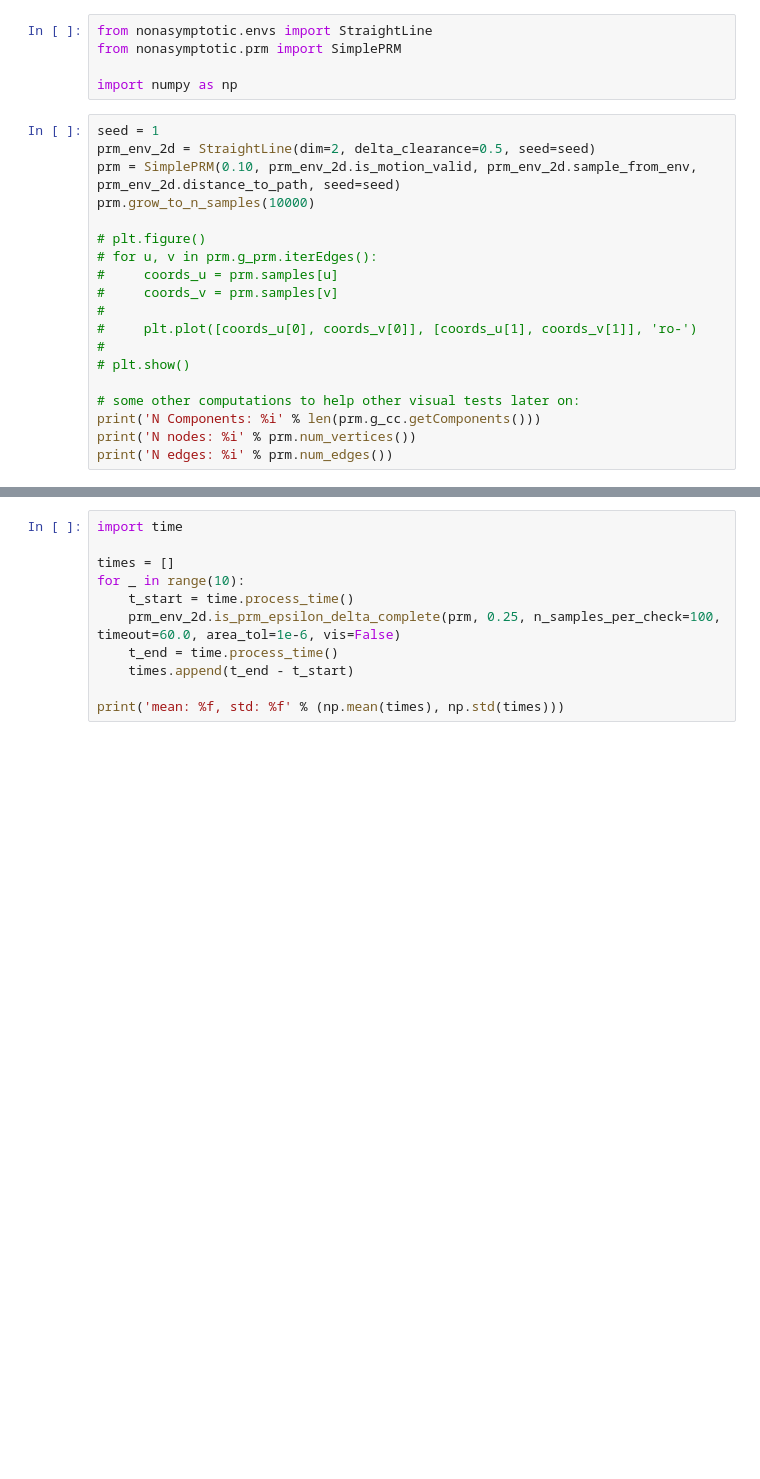
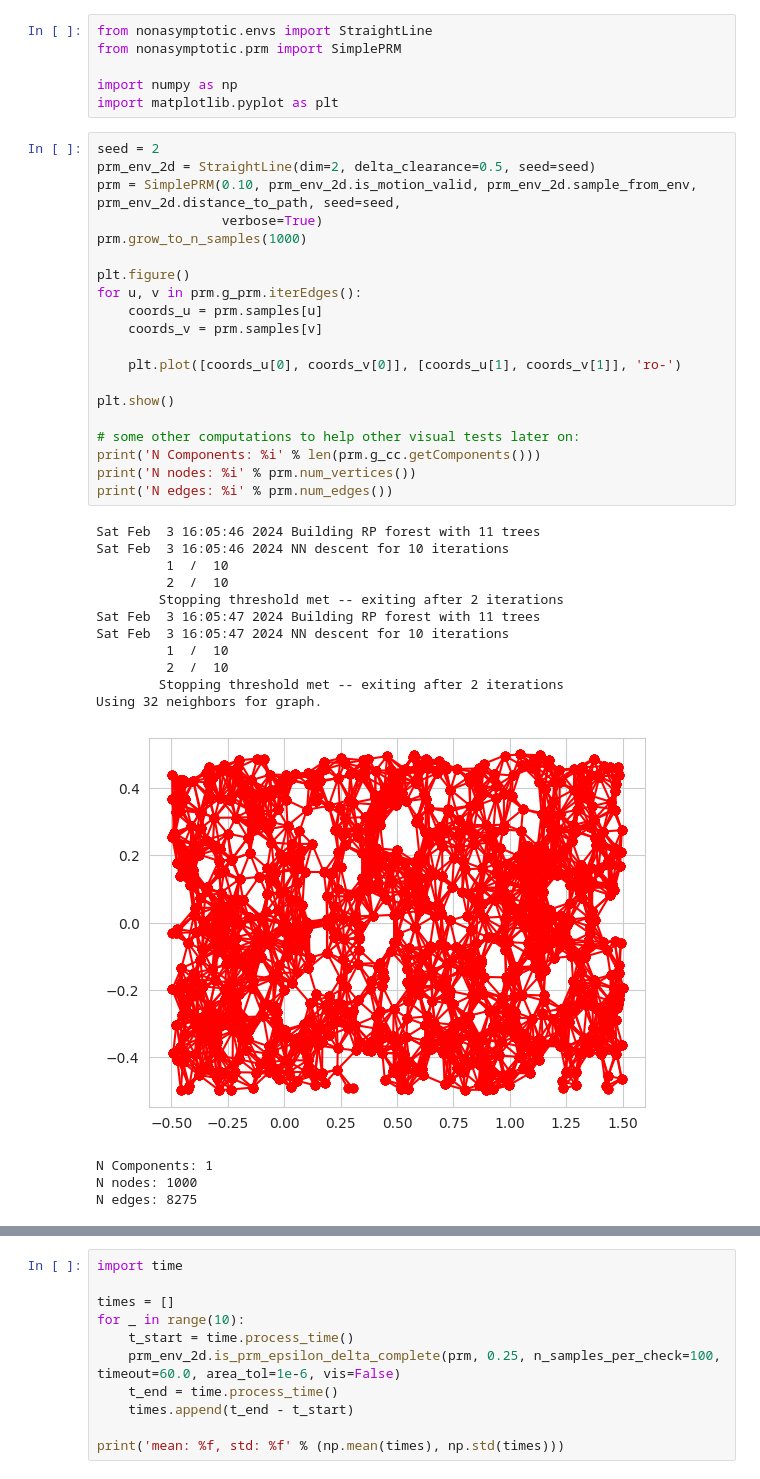
Before and after one commit to robustrobotics/nonasymptotic-mp, a Jupyter notebook: notebooks/vis_straight_line_env.ipynb, the cells around one changed output, grey strips where cells are left out. Saved outputs shown, nothing was run; the diff lists cells and outputs as text; blank space fills up the shorter version.

```diff
--- a/notebooks/vis_straight_line_env.ipynb
+++ b/notebooks/vis_straight_line_env.ipynb
@@ -3,22 +3,40 @@ from nonasymptotic.envs import StraightLine
 from nonasymptotic.prm import SimplePRM
 
 import numpy as np
+import matplotlib.pyplot as plt
 # %%
-seed = 1
+seed = 2
 prm_env_2d = StraightLine(dim=2, delta_clearance=0.5, seed=seed)
-prm = SimplePRM(0.10, prm_env_2d.is_motion_valid, prm_env_2d.sample_from_env, prm_env_2d.distance_to_path, seed=seed)
-prm.grow_to_n_samples(10000)
+prm = SimplePRM(0.10, prm_env_2d.is_motion_valid, prm_env_2d.sample_from_env, prm_env_2d.distance_to_path, seed=seed,
+                verbose=True)
+prm.grow_to_n_samples(1000)
 
-# plt.figure()
-# for u, v in prm.g_prm.iterEdges():
-#     coords_u = prm.samples[u]
-#     coords_v = prm.samples[v]
-#
-#     plt.plot([coords_u[0], coords_v[0]], [coords_u[1], coords_v[1]], 'ro-')
-#
-# plt.show()
+plt.figure()
+for u, v in prm.g_prm.iterEdges():
+    coords_u = prm.samples[u]
+    coords_v = prm.samples[v]
+
+    plt.plot([coords_u[0], coords_v[0]], [coords_u[1], coords_v[1]], 'ro-')
+
+plt.show()
 
 # some other computations to help other visual tests later on:
 print('N Components: %i' % len(prm.g_cc.getComponents()))
 print('N nodes: %i' % prm.num_vertices())
 print('N edges: %i' % prm.num_edges())
+# %% [output]
+Sat Feb  3 16:05:46 2024 Building RP forest with 11 trees
+Sat Feb  3 16:05:46 2024 NN descent for 10 iterations
+         1  /  10
+         2  /  10
+        Stopping threshold met -- exiting after 2 iterations
+Sat Feb  3 16:05:47 2024 Building RP forest with 11 trees
+Sat Feb  3 16:05:47 2024 NN descent for 10 iterations
+         1  /  10
+         2  /  10
+        Stopping threshold met -- exiting after 2 iterations
+Using 32 neighbors for graph.
+[figure, added]
+N Components: 1
+N nodes: 1000
+N edges: 8275
```
Also changed, not shown: parts of 2 cells of this notebook, 2 other files.
